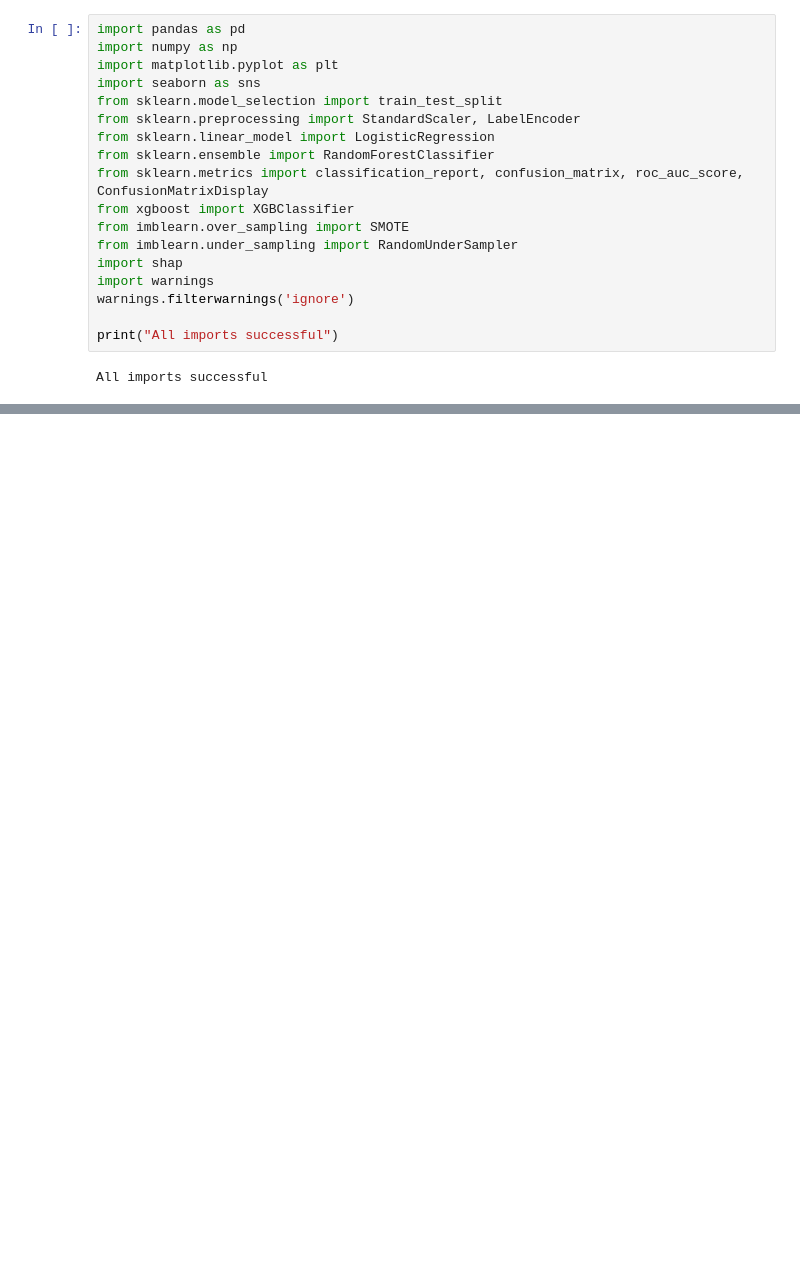
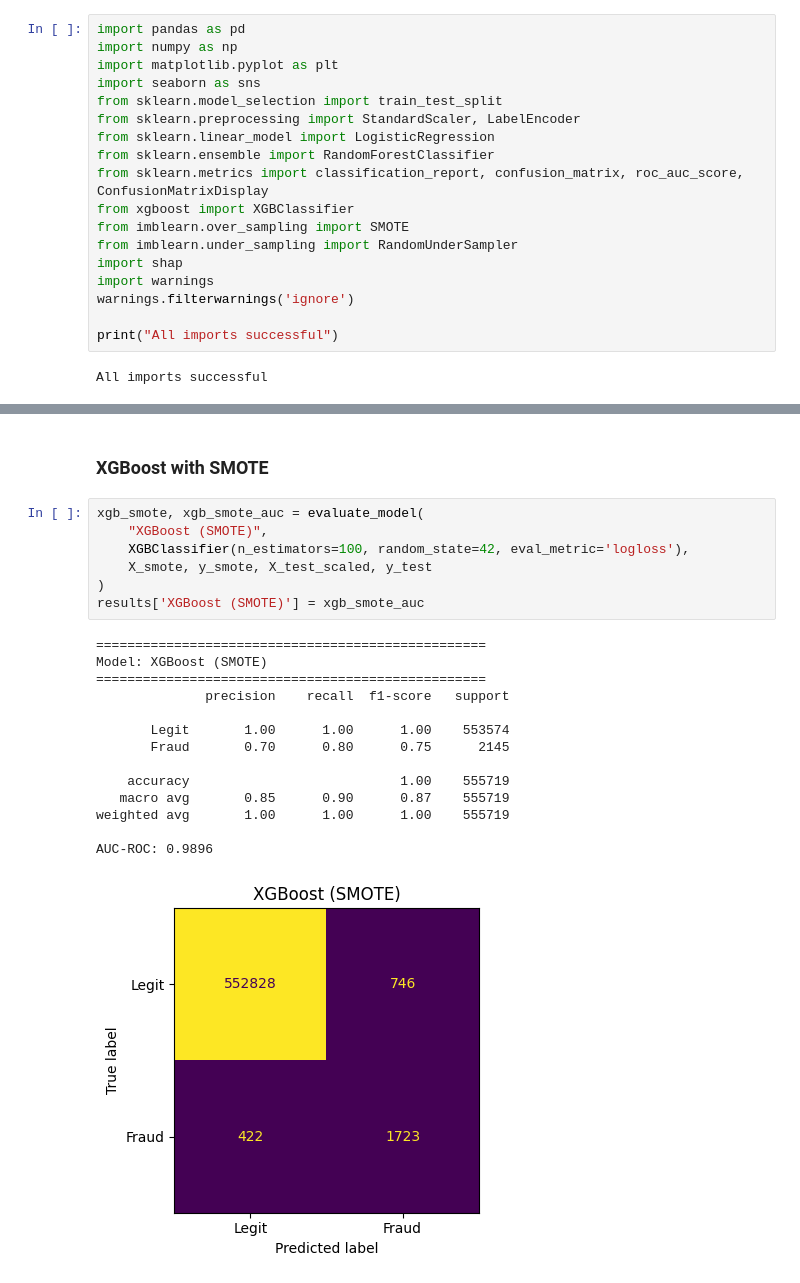
Before and after one commit to faisaxhmed/fraud-detection, a Jupyter notebook: fraud_detection.ipynb, the cells around one changed output, grey strips where cells are left out. Saved outputs shown, nothing was run; the diff lists cells and outputs as text; blank space fills up the shorter version.

```diff
--- a/fraud_detection.ipynb
+++ b/fraud_detection.ipynb
@@ -47,0 +242,24 @@ FileNotFoundError: [Errno 2] No such file or directory: 'fraudTrain.csv'
+# %% [markdown]
+### XGBoost with SMOTE
+# %%
+xgb_smote, xgb_smote_auc = evaluate_model(
+    "XGBoost (SMOTE)",
+    XGBClassifier(n_estimators=100, random_state=42, eval_metric='logloss'),
+    X_smote, y_smote, X_test_scaled, y_test
+)
+results['XGBoost (SMOTE)'] = xgb_smote_auc
+# %% [output]
+==================================================
+Model: XGBoost (SMOTE)
+==================================================
+              precision    recall  f1-score   support
+
+       Legit       1.00      1.00      1.00    553574
+       Fraud       0.70      0.80      0.75      2145
+
+    accuracy                           1.00    555719
+   macro avg       0.85      0.90      0.87    555719
+weighted avg       1.00      1.00      1.00    555719
+
+AUC-ROC: 0.9896
+[figure, added]
```
Also changed, not shown: parts of 28 cells of this notebook.
